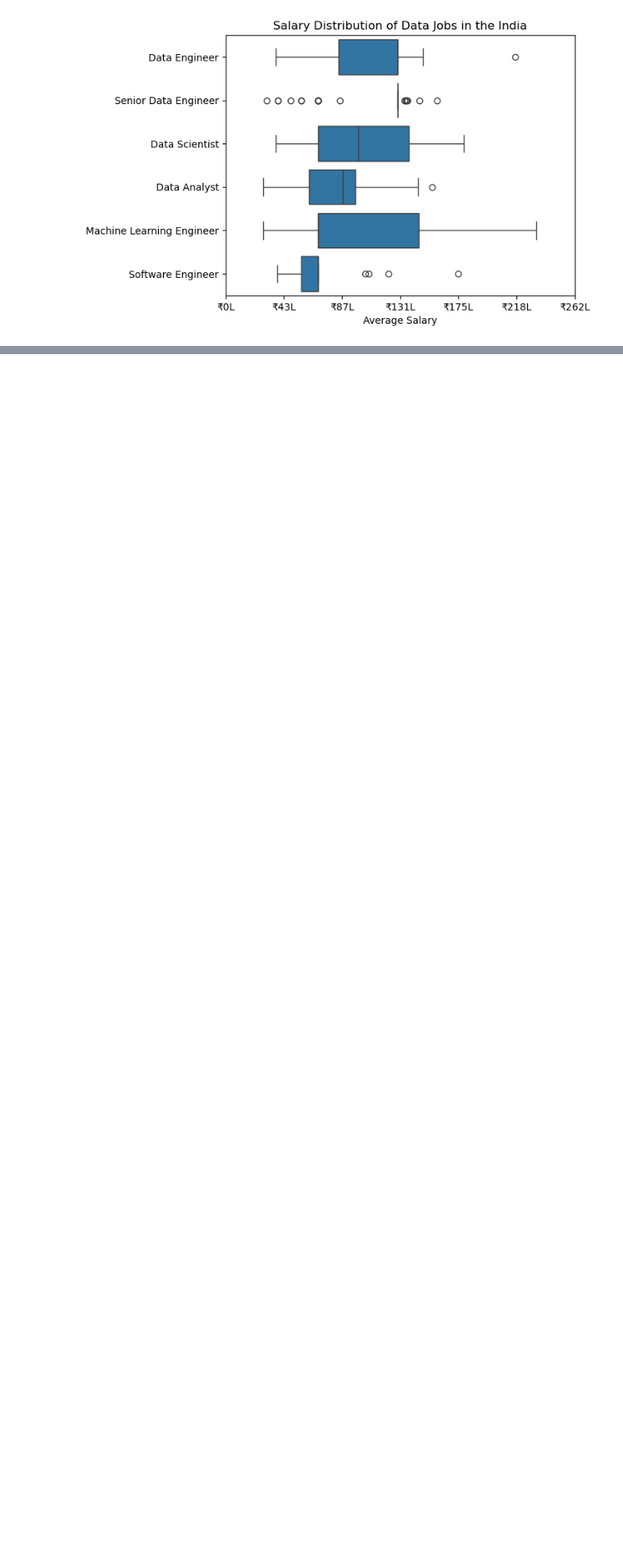
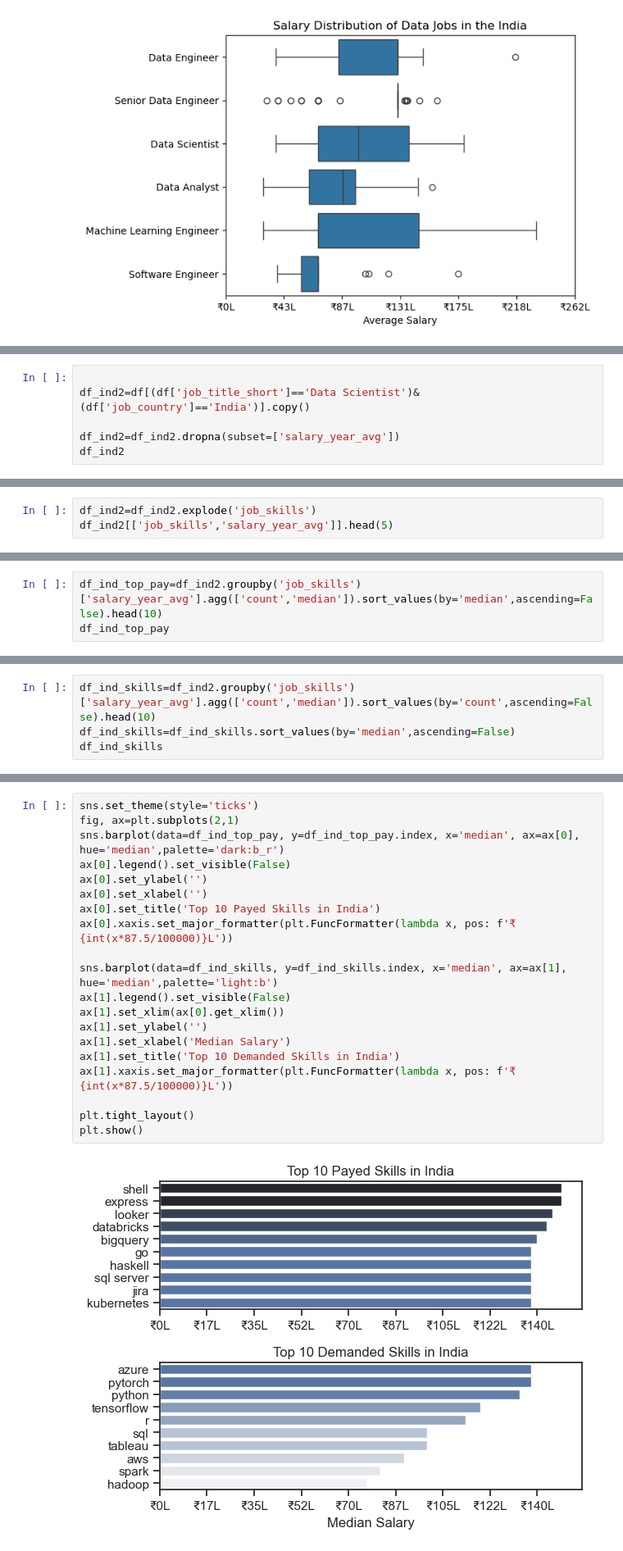
Before and after one commit to Abhiram-who/Python, a Jupyter notebook: project_python/4_Salary_Analysis.ipynb, the cells around one changed output, grey strips where cells are left out. Shown: that part at 82% size. Cells and saved outputs as stored; diff of their text form; blank space fills up the shorter version.

```diff
--- a/project_python/4_Salary_Analysis.ipynb
+++ b/project_python/4_Salary_Analysis.ipynb
@@ -72,0 +75,6 @@ plt.show()
+# %%
+
+df_ind2=df[(df['job_title_short']=='Data Scientist')&(df['job_country']=='India')].copy()
+
+df_ind2=df_ind2.dropna(subset=['salary_year_avg'])
+df_ind2
@@ -72,0 +95,3 @@ plt.show()
+# %%
+df_ind2=df_ind2.explode('job_skills')
+df_ind2[['job_skills','salary_year_avg']].head(5)
@@ -72,0 +105,3 @@ plt.show()
+# %%
+df_ind_top_pay=df_ind2.groupby('job_skills')['salary_year_avg'].agg(['count','median']).sort_values(by='median',ascending=False).head(10)
+df_ind_top_pay
@@ -72,0 +121,4 @@ plt.show()
+# %%
+df_ind_skills=df_ind2.groupby('job_skills')['salary_year_avg'].agg(['count','median']).sort_values(by='count',ascending=False).head(10)
+df_ind_skills=df_ind_skills.sort_values(by='median',ascending=False)
+df_ind_skills
@@ -72,0 +138,22 @@ plt.show()
+# %%
+sns.set_theme(style='ticks')
+fig, ax=plt.subplots(2,1)
+sns.barplot(data=df_ind_top_pay, y=df_ind_top_pay.index, x='median', ax=ax[0], hue='median',palette='dark:b_r')
+ax[0].legend().set_visible(False)
+ax[0].set_ylabel('')
+ax[0].set_xlabel('')
+ax[0].set_title('Top 10 Payed Skills in India')
+ax[0].xaxis.set_major_formatter(plt.FuncFormatter(lambda x, pos: f'₹{int(x*87.5/100000)}L'))
+
+sns.barplot(data=df_ind_skills, y=df_ind_skills.index, x='median', ax=ax[1], hue='median',palette='light:b')
+ax[1].legend().set_visible(False)
+ax[1].set_xlim(ax[0].get_xlim())
+ax[1].set_ylabel('')
+ax[1].set_xlabel('Median Salary')
+ax[1].set_title('Top 10 Demanded Skills in India')
+ax[1].xaxis.set_major_formatter(plt.FuncFormatter(lambda x, pos: f'₹{int(x*87.5/100000)}L'))
+
+plt.tight_layout()
+plt.show()
+# %% [output]
+[figure, added]
```
Also changed, not shown: parts of 5 cells of this notebook, 2 other files.
